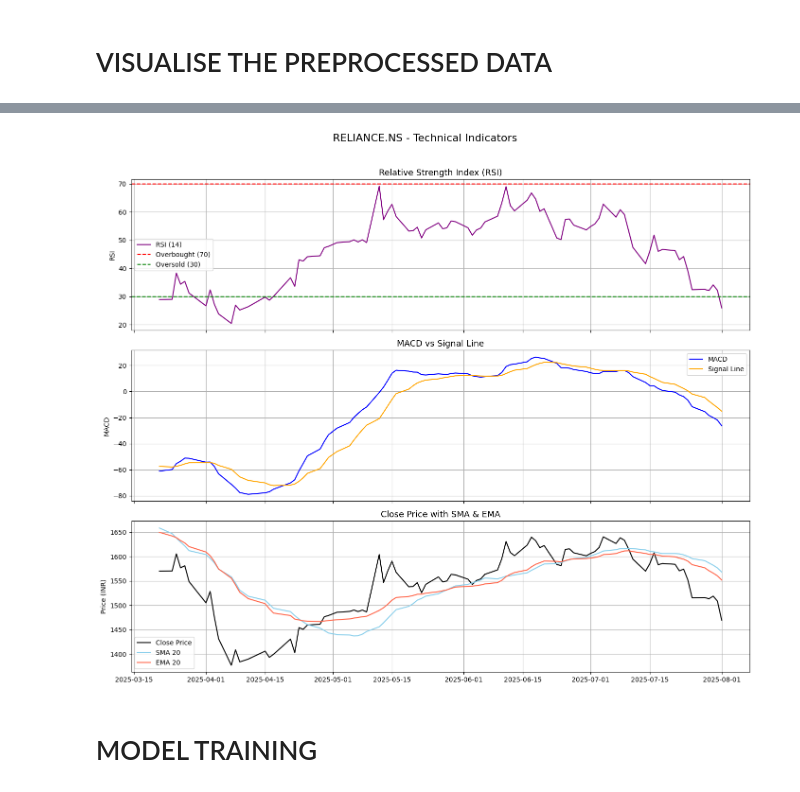
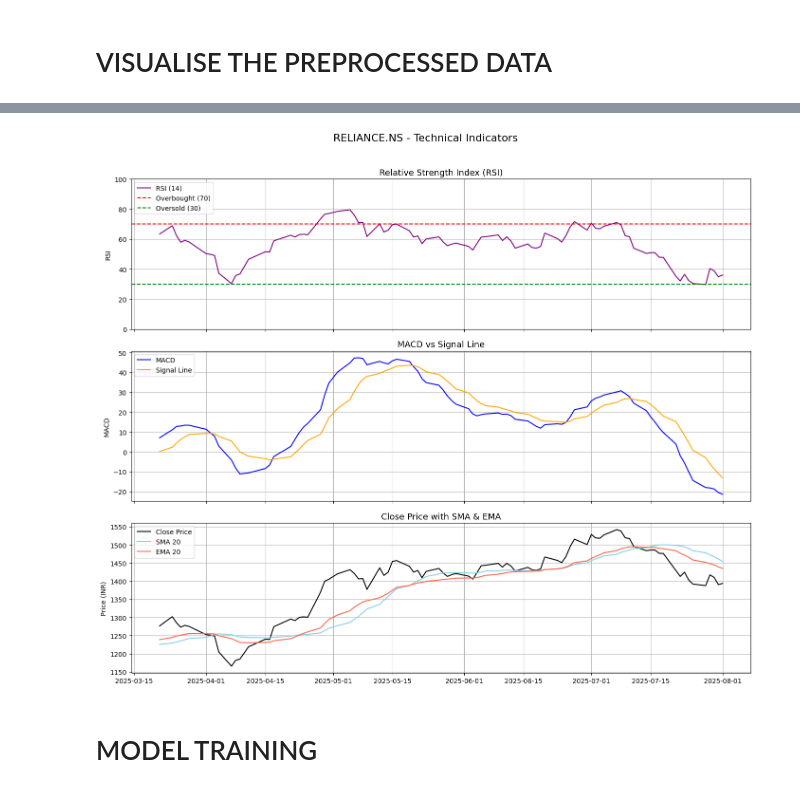
Before and after one commit to ayushcodes13/Algo-Trading-System-with-ML-Automation, a Jupyter notebook: xgboost.ipynb, the cells around one changed output, grey strips where cells are left out. Saved outputs shown, nothing was run; the diff lists cells and outputs as text; code cells hidden in the pictures.

```diff
--- a/xgboost.ipynb
+++ b/xgboost.ipynb
@@ -242,12 +241,11 @@ Preprocessed data for INFY.NS
 | 2025-03-26 00:00:00+05:30 | 1603.439483 | 1615.026454 | 1572.869604 | 1577.257812 | 6651302 | 0.0 | 0.0 | 1 | 34.361137 | -53.556891 | ... |
 | 2025-03-27 00:00:00+05:30 | 1573.412024 | 1597.473381 | 1563.994481 | 1581.301025 | 9426573 | 0.0 | 0.0 | 0 | 35.374269 | -51.169177 | ... |
 # %%
-symbol = 'RELIANCE.NS'
-print(f"Preprocessed data for {symbol}")
-data = yf.Ticker(symbol).history(period='6mo')
-
-processed_data = preprocess_stock(data)
-processed_data.head()
+symbol_reliance = 'RELIANCE.NS'
+print(f"Preprocessed data for {symbol_reliance}")
+data_reliance = yf.Ticker(symbol_reliance).history(period='6mo')
+processed_reliance = preprocess_stock(data_reliance)
+processed_reliance.head()
 # %% [output]
 Preprocessed data for RELIANCE.NS
 |  | Open | High | Low | Close | Volume | Dividends | Stock Splits | Target | RSI | MACD | ... |
@@ -350,38 +351,40 @@ plt.show()
 # %%
 symbol = 'RELIANCE.NS'
+data = processed_reliance  # Again, this should be defined already
 
 fig, axes = plt.subplots(3, 1, figsize=(14, 12), sharex=True)
 fig.suptitle(f'{symbol} - Technical Indicators', fontsize=16)
 
-# RSI Plot
-axes[0].plot(processed_data.index, processed_data['RSI'], label='RSI (14)', color='purple')
+# RSI
+axes[0].plot(data.index, data['RSI'], label='RSI (14)', color='purple')
 axes[0].axhline(70, color='red', linestyle='--', label='Overbought (70)')
 axes[0].axhline(30, color='green', linestyle='--', label='Oversold (30)')
+axes[0].set_ylim(0, 100)
 axes[0].set_ylabel('RSI')
-axes[0].legend()
 axes[0].set_title('Relative Strength Index (RSI)', fontsize=13)
+axes[0].legend(loc='upper left')
 axes[0].grid(True)
 
-# MACD Plot
-axes[1].plot(processed_data.index, processed_data['MACD'], label='MACD', color='blue')
-axes[1].plot(processed_data.index, processed_data['MACD_Signal'], label='Signal Line', color='orange')
+# MACD
+axes[1].plot(data.index, data['MACD'], label='MACD', color='blue')
+axes[1].plot(data.index, data['MACD_Signal'], label='Signal Line', color='orange')
 axes[1].set_ylabel('MACD')
-axes[1].legend()
 axes[1].set_title('MACD vs Signal Line', fontsize=13)
+axes[1].legend(loc='upper left')
 axes[1].grid(True)
 
-# Closing Price with SMA & EMA
-axes[2].plot(processed_data.index, processed_data['Close'], label='Close Price', color='black')
-axes[2].plot(processed_data.index, processed_data['SMA_20'], label='SMA 20', color='skyblue')
-axes[2].plot(processed_data.index, processed_data['EMA_20'], label='EMA 20', color='tomato')
+# Close + SMA + EMA
+axes[2].plot(data.index, data['Close'], label='Close Price', color='black')
+axes[2].plot(data.index, data['SMA_20'], label='SMA 20', color='skyblue')
+axes[2].plot(data.index, data['EMA_20'], label='EMA 20', color='tomato')
 axes[2].set_ylabel('Price (INR)')
-axes[2].legend()
 axes[2].set_title('Close Price with SMA & EMA', fontsize=13)
+axes[2].legend(loc='upper left')
 axes[2].grid(True)
 
 plt.tight_layout(rect=[0, 0, 1, 0.96])
 plt.show()
 # %% [output]
-[figure, old version]
+[figure, new version]
 # %% [markdown]
 # MODEL TRAINING
```
Also changed, not shown: parts of 5 cells of this notebook.
